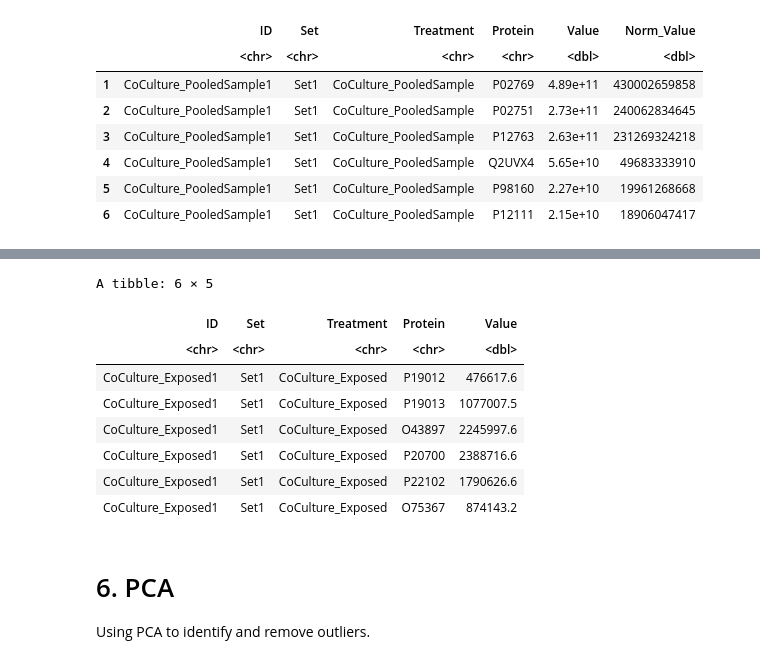
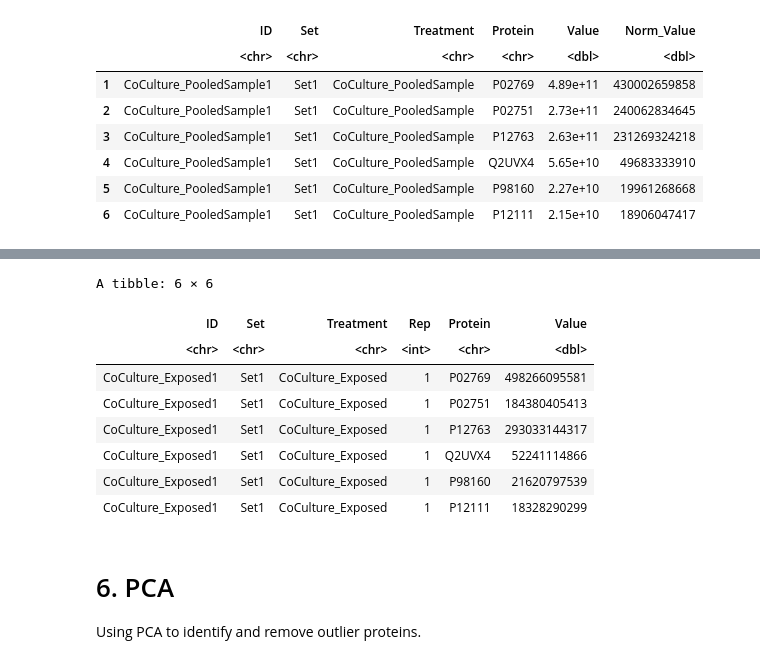
Before and after one commit to alexispayton/Wildfires-and-Extracellular-Vesicles-EVs-Woodsmoke-Alters-EV-Proteomic-Signatures-involved-in-Ext, a Jupyter notebook: 3. Proteomics Data Processing/Data Processing.ipynb, the cells around one changed output, grey strips where cells are left out. Cells and saved outputs as stored; diff of their text form; code cells hidden in the pictures.

```diff
--- a/3. Proteomics Data Processing/Data Processing.ipynb
+++ b/3. Proteomics Data Processing/Data Processing.ipynb
@@ -254,8 +239,7 @@ length(unique(proteome_df$Protein)) - length(unique(detection_filter_df$Protein)
 QRILC replaces data with left-censored data from a Gaussian distribution.
 # %%
 # going back and retrieve proteins with missing data not in the removed proteins df
-missing_data_df = proteome_df %>%
-    filter(Unique_Peptides > 2) %>%
+missing_data_df = detection_filter_1_df %>%
     #creating 2 count cols: 1st for non-missing data, 2nd for all data
     mutate(data_count = ifelse(is.na(Value), 0, 1), all_count = 1) %>%
     group_by(Set, Treatment, Protein) %>%
@@ -284,7 +268,7 @@ length(unique(missing_data_df$Protein))
 # %%
 # adding in normalized values to the filtered df
 # left join returns all the records from the first table along with matching records from the second
-detection_filter_normalized_df = left_join(detection_filter_df, normalized_df)
+detection_filter_normalized_df = left_join(detection_filter_2_df, normalized_df)
 
 preimputed_df = rbind(detection_filter_normalized_df %>%
                       select(-Unique_Peptides), missing_data_df) %>%
@@ -317,11 +301,11 @@ preimputed_df_split = preimputed_df %>%
     group_by(Set, Treatment) %>%
     group_split()
 
-coculutre_exp_preimputed_df = preimputed_df_split[[1]]
-coculutre_pooled_preimputed_df = preimputed_df_split[[2]]
-coculutre_vehicleCT_preimputed_df = preimputed_df_split[[3]] %>%
+coculture_exp_preimputed_df = preimputed_df_split[[1]]
+coculture_pooled_preimputed_df = preimputed_df_split[[2]]
+coculture_vehicleCT_preimputed_df = preimputed_df_split[[3]] %>%
     #for some reason this protein had another duplicate value, so removing it here
     filter(Protein != "P08727" | Value != 17368304)
-triculutre_exp_preimputed_df = preimputed_df_split[[4]]
-triculutre_pooled_preimputed_df = preimputed_df_split[[5]]
-triculutre_vehicleCT_preimputed_df = preimputed_df_split[[6]]
+triculture_exp_preimputed_df = preimputed_df_split[[4]]
+triculture_pooled_preimputed_df = preimputed_df_split[[5]]
+triculture_vehicleCT_preimputed_df = preimputed_df_split[[6]]
@@ -375,16 +329,20 @@ QRILC_imputation = function(dataset){
     QRILC_df = QRILC_log2_df %>%
         mutate_all(., function(x) 2^x - 1)
 
+    # adding a replicate col so values can be uniquely identified for pca later
+    QRILC_df = cbind(Rep = 1:6, QRILC_df)
+
     #adding back in ID, Tx, and Set columns
     final_pivoted_column_number = dim(QRILC_df)[2] + 3
+    #print(data.frame(cbind(dataset[1:6,1:3], QRILC_df)))
     imputed_dataset = data.frame(cbind(dataset[1:6,1:3], QRILC_df)) %>%
-        pivot_longer(cols = 4:all_of(final_pivoted_column_number), names_to = "Protein", values_to = "Value")
+        pivot_longer(cols = 5:all_of(final_pivoted_column_number), names_to = "Protein", values_to = "Value")
 
     return(imputed_dataset)
 }
 
 # calling fn
-coculutre_exp_imputed_df = QRILC_imputation(coculutre_exp_preimputed_df)
-coculutre_vehicleCT_imputed_df = QRILC_imputation(coculutre_vehicleCT_preimputed_df)
-triculutre_exp_imputed_df = QRILC_imputation(triculutre_exp_preimputed_df)
-triculutre_vehicleCT_imputed_df = QRILC_imputation(triculutre_vehicleCT_preimputed_df)
+coculture_exp_imputed_df = QRILC_imputation(coculture_exp_preimputed_df)
+coculture_vehicleCT_imputed_df = QRILC_imputation(coculture_vehicleCT_preimputed_df)
+triculture_exp_imputed_df = QRILC_imputation(triculture_exp_preimputed_df)
+triculture_vehicleCT_imputed_df = QRILC_imputation(triculture_vehicleCT_preimputed_df)
@@ -409,18 +349,19 @@ ERROR: Error in checkSymmetricPositiveDefinite(sigma): sigma all diagonal elemen
 # %%
-imputed_df = rbind(coculutre_exp_imputed_df, coculutre_vehicleCT_imputed_df, triculutre_exp_imputed_df,
-                  triculutre_vehicleCT_imputed_df)
-head(imputed_df)
+head(coculture_exp_imputed_df)
+# imputed_df = rbind(coculutre_exp_imputed_df, coculutre_vehicleCT_imputed_df, triculutre_exp_imputed_df,
+#                   triculutre_vehicleCT_imputed_df)
+# head(imputed_df)
 # %% [output]
-A tibble: 6 × 5
+A tibble: 6 × 6
-| ID | Set | Treatment | Protein | Value |
-| <chr> | <chr> | <chr> | <chr> | <dbl> |
-| CoCulture_Exposed1 | Set1 | CoCulture_Exposed | P19012 | 476617.6 |
-| CoCulture_Exposed1 | Set1 | CoCulture_Exposed | P19013 | 1077007.5 |
-| CoCulture_Exposed1 | Set1 | CoCulture_Exposed | O43897 | 2245997.6 |
-| CoCulture_Exposed1 | Set1 | CoCulture_Exposed | P20700 | 2388716.6 |
-| CoCulture_Exposed1 | Set1 | CoCulture_Exposed | P22102 | 1790626.6 |
-| CoCulture_Exposed1 | Set1 | CoCulture_Exposed | O75367 | 874143.2 |
+| ID | Set | Treatment | Rep | Protein | Value |
+| <chr> | <chr> | <chr> | <int> | <chr> | <dbl> |
+| CoCulture_Exposed1 | Set1 | CoCulture_Exposed | 1 | P02769 | 498266095581 |
+| CoCulture_Exposed1 | Set1 | CoCulture_Exposed | 1 | P02751 | 184380405413 |
+| CoCulture_Exposed1 | Set1 | CoCulture_Exposed | 1 | P12763 | 293033144317 |
+| CoCulture_Exposed1 | Set1 | CoCulture_Exposed | 1 | Q2UVX4 | 52241114866 |
+| CoCulture_Exposed1 | Set1 | CoCulture_Exposed | 1 | P98160 | 21620797539 |
+| CoCulture_Exposed1 | Set1 | CoCulture_Exposed | 1 | P12111 | 18328290299 |
 # %% [markdown]
 # 6. PCA
 
-Using PCA to identify and remove outliers.
+Using PCA to identify and remove outlier proteins.
```
Also changed, not shown: parts of 12 cells of this notebook.
